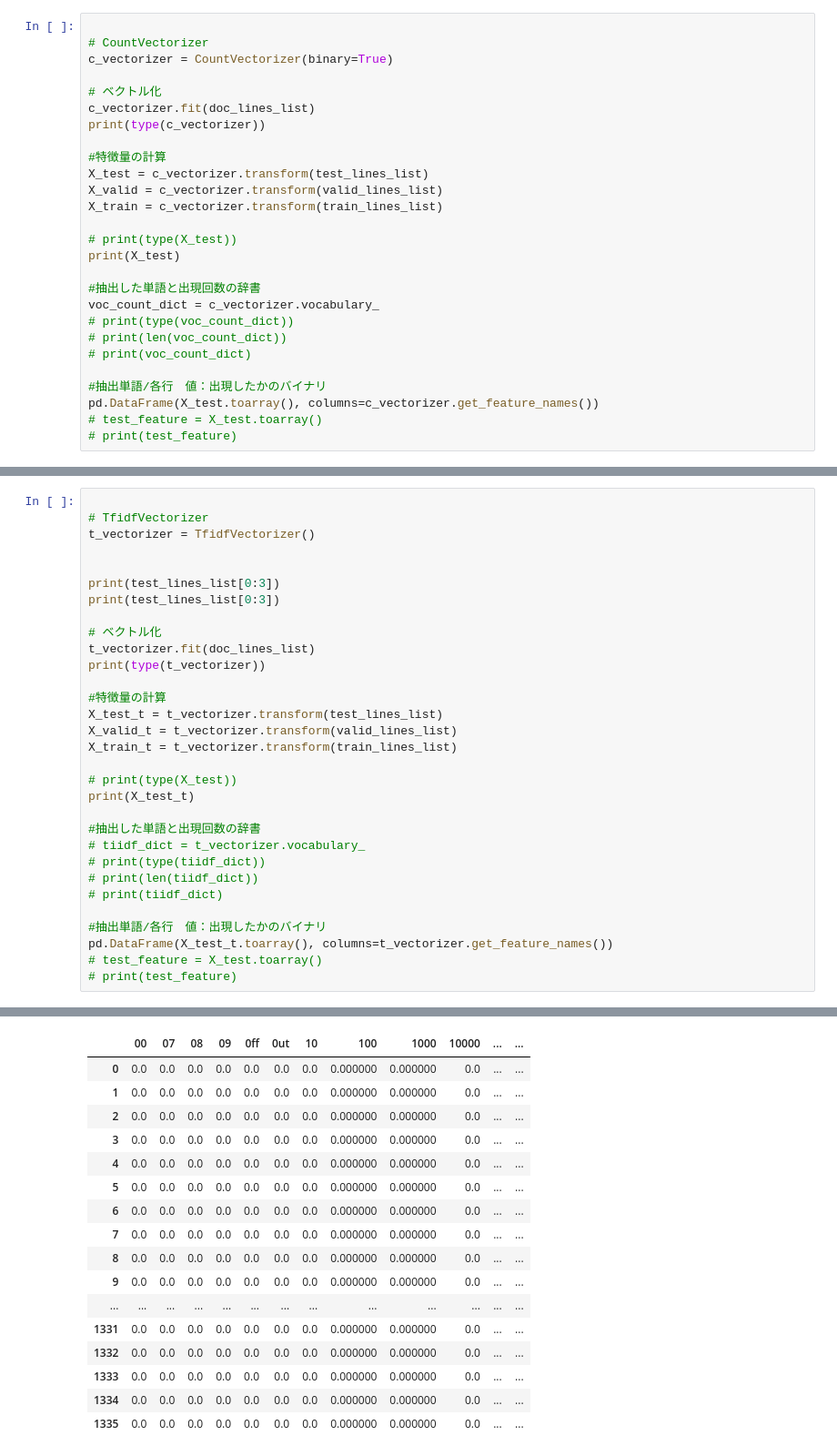
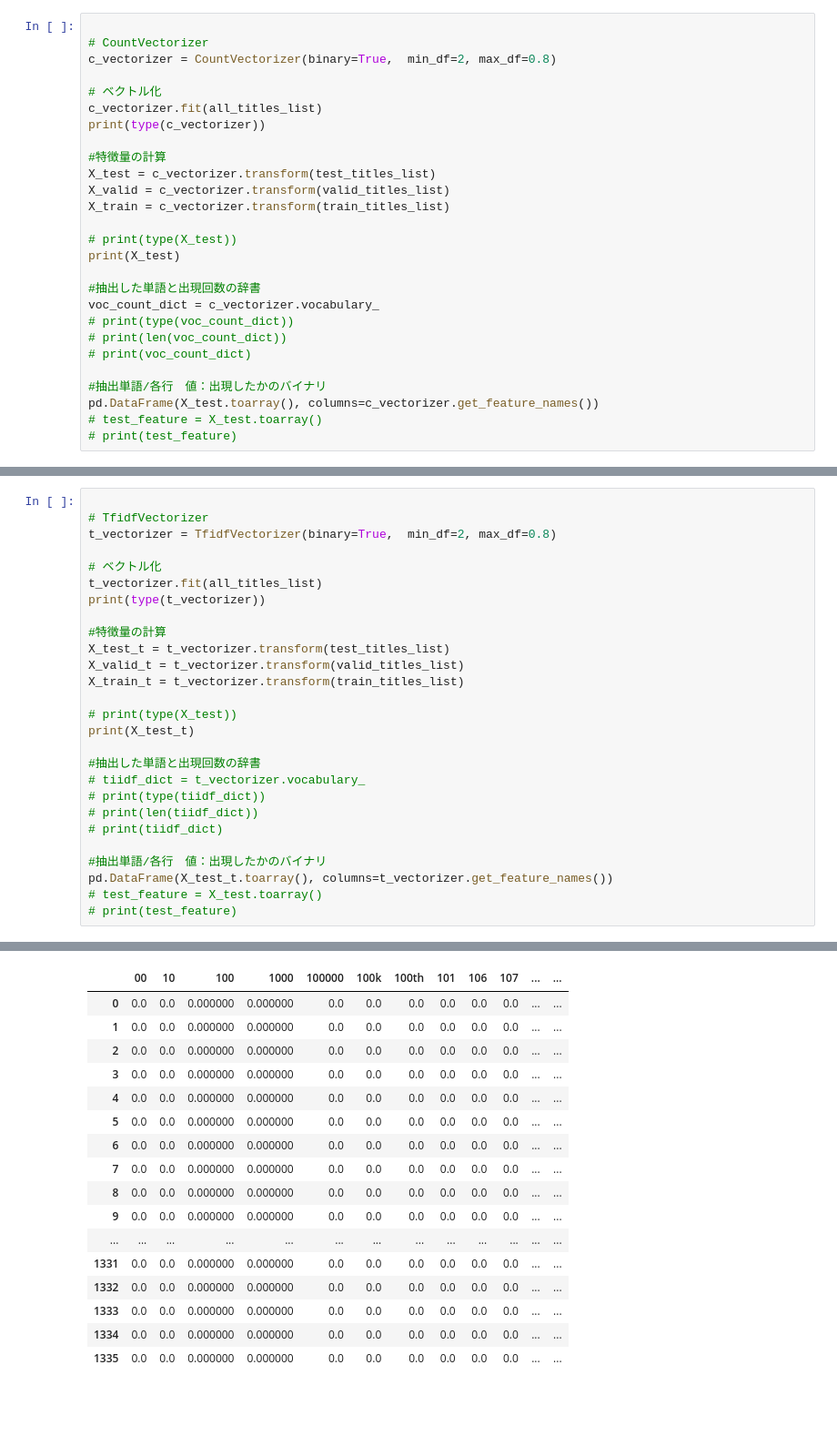
Before and after one commit to bi17068/nlp100-study-group, a Jupyter notebook: wakatsuki/chapter-06/51-57.ipynb, the cells around one changed output, grey strips where cells are left out. Shown: that part at 91% size. Saved outputs shown, nothing was run; the diff lists cells and outputs as text; blank space fills up the shorter version.

```diff
--- a/wakatsuki/chapter-06/51-54.ipynb
+++ b/wakatsuki/chapter-06/51-57.ipynb
@@ -53,16 +55,16 @@ print(len(doc_lines_list))
 # %%
 
 # CountVectorizer
-c_vectorizer = CountVectorizer(binary=True)
+c_vectorizer = CountVectorizer(binary=True,  min_df=2, max_df=0.8)
 
 # ベクトル化
-c_vectorizer.fit(doc_lines_list)
+c_vectorizer.fit(all_titles_list)
 print(type(c_vectorizer))
 
 #特徴量の計算
-X_test = c_vectorizer.transform(test_lines_list)
-X_valid = c_vectorizer.transform(valid_lines_list)
-X_train = c_vectorizer.transform(train_lines_list)
+X_test = c_vectorizer.transform(test_titles_list)
+X_valid = c_vectorizer.transform(valid_titles_list)
+X_train = c_vectorizer.transform(train_titles_list)
 
 # print(type(X_test))
 print(X_test)
@@ -201,20 +203,16 @@ print('正解率 : ' + str(correct_answer/ len(Y_pred)))
 # %%
 
 # TfidfVectorizer
-t_vectorizer = TfidfVectorizer()
-
-
-print(test_lines_list[0:3])
-print(test_lines_list[0:3])
+t_vectorizer = TfidfVectorizer(binary=True,  min_df=2, max_df=0.8)
 
 # ベクトル化
-t_vectorizer.fit(doc_lines_list)
+t_vectorizer.fit(all_titles_list)
 print(type(t_vectorizer))
 
 #特徴量の計算
-X_test_t = t_vectorizer.transform(test_lines_list)
-X_valid_t = t_vectorizer.transform(valid_lines_list)
-X_train_t = t_vectorizer.transform(train_lines_list)
+X_test_t = t_vectorizer.transform(test_titles_list)
+X_valid_t = t_vectorizer.transform(valid_titles_list)
+X_train_t = t_vectorizer.transform(train_titles_list)
 
 # print(type(X_test))
 print(X_test_t)
@@ -250,17 +248,17 @@ pd.DataFrame(X_test_t.toarray(), columns=t_vectorizer.get_feature_names())
-|  | 00 | 07 | 08 | 09 | 0ff | 0ut | 10 | 100 | 1000 | 10000 | ... | ... |
-| 0 | 0.0 | 0.0 | 0.0 | 0.0 | 0.0 | 0.0 | 0.0 | 0.000000 | 0.000000 | 0.0 | ... | ... |
-| 1 | 0.0 | 0.0 | 0.0 | 0.0 | 0.0 | 0.0 | 0.0 | 0.000000 | 0.000000 | 0.0 | ... | ... |
-| 2 | 0.0 | 0.0 | 0.0 | 0.0 | 0.0 | 0.0 | 0.0 | 0.000000 | 0.000000 | 0.0 | ... | ... |
-| 3 | 0.0 | 0.0 | 0.0 | 0.0 | 0.0 | 0.0 | 0.0 | 0.000000 | 0.000000 | 0.0 | ... | ... |
-| 4 | 0.0 | 0.0 | 0.0 | 0.0 | 0.0 | 0.0 | 0.0 | 0.000000 | 0.000000 | 0.0 | ... | ... |
-| 5 | 0.0 | 0.0 | 0.0 | 0.0 | 0.0 | 0.0 | 0.0 | 0.000000 | 0.000000 | 0.0 | ... | ... |
-| 6 | 0.0 | 0.0 | 0.0 | 0.0 | 0.0 | 0.0 | 0.0 | 0.000000 | 0.000000 | 0.0 | ... | ... |
-| 7 | 0.0 | 0.0 | 0.0 | 0.0 | 0.0 | 0.0 | 0.0 | 0.000000 | 0.000000 | 0.0 | ... | ... |
-| 8 | 0.0 | 0.0 | 0.0 | 0.0 | 0.0 | 0.0 | 0.0 | 0.000000 | 0.000000 | 0.0 | ... | ... |
-| 9 | 0.0 | 0.0 | 0.0 | 0.0 | 0.0 | 0.0 | 0.0 | 0.000000 | 0.000000 | 0.0 | ... | ... |
+|  | 00 | 10 | 100 | 1000 | 100000 | 100k | 100th | 101 | 106 | 107 | ... | ... |
+| 0 | 0.0 | 0.0 | 0.000000 | 0.000000 | 0.0 | 0.0 | 0.0 | 0.0 | 0.0 | 0.0 | ... | ... |
+| 1 | 0.0 | 0.0 | 0.000000 | 0.000000 | 0.0 | 0.0 | 0.0 | 0.0 | 0.0 | 0.0 | ... | ... |
+| 2 | 0.0 | 0.0 | 0.000000 | 0.000000 | 0.0 | 0.0 | 0.0 | 0.0 | 0.0 | 0.0 | ... | ... |
+| 3 | 0.0 | 0.0 | 0.000000 | 0.000000 | 0.0 | 0.0 | 0.0 | 0.0 | 0.0 | 0.0 | ... | ... |
+| 4 | 0.0 | 0.0 | 0.000000 | 0.000000 | 0.0 | 0.0 | 0.0 | 0.0 | 0.0 | 0.0 | ... | ... |
+| 5 | 0.0 | 0.0 | 0.000000 | 0.000000 | 0.0 | 0.0 | 0.0 | 0.0 | 0.0 | 0.0 | ... | ... |
+| 6 | 0.0 | 0.0 | 0.000000 | 0.000000 | 0.0 | 0.0 | 0.0 | 0.0 | 0.0 | 0.0 | ... | ... |
+| 7 | 0.0 | 0.0 | 0.000000 | 0.000000 | 0.0 | 0.0 | 0.0 | 0.0 | 0.0 | 0.0 | ... | ... |
+| 8 | 0.0 | 0.0 | 0.000000 | 0.000000 | 0.0 | 0.0 | 0.0 | 0.0 | 0.0 | 0.0 | ... | ... |
+| 9 | 0.0 | 0.0 | 0.000000 | 0.000000 | 0.0 | 0.0 | 0.0 | 0.0 | 0.0 | 0.0 | ... | ... |
 | ... | ... | ... | ... | ... | ... | ... | ... | ... | ... | ... | ... | ... |
-| 1331 | 0.0 | 0.0 | 0.0 | 0.0 | 0.0 | 0.0 | 0.0 | 0.000000 | 0.000000 | 0.0 | ... | ... |
-| 1332 | 0.0 | 0.0 | 0.0 | 0.0 | 0.0 | 0.0 | 0.0 | 0.000000 | 0.000000 | 0.0 | ... | ... |
-| 1333 | 0.0 | 0.0 | 0.0 | 0.0 | 0.0 | 0.0 | 0.0 | 0.000000 | 0.000000 | 0.0 | ... | ... |
-| 1334 | 0.0 | 0.0 | 0.0 | 0.0 | 0.0 | 0.0 | 0.0 | 0.000000 | 0.000000 | 0.0 | ... | ... |
-| 1335 | 0.0 | 0.0 | 0.0 | 0.0 | 0.0 | 0.0 | 0.0 | 0.000000 | 0.000000 | 0.0 | ... | ... |
+| 1331 | 0.0 | 0.0 | 0.000000 | 0.000000 | 0.0 | 0.0 | 0.0 | 0.0 | 0.0 | 0.0 | ... | ... |
+| 1332 | 0.0 | 0.0 | 0.000000 | 0.000000 | 0.0 | 0.0 | 0.0 | 0.0 | 0.0 | 0.0 | ... | ... |
+| 1333 | 0.0 | 0.0 | 0.000000 | 0.000000 | 0.0 | 0.0 | 0.0 | 0.0 | 0.0 | 0.0 | ... | ... |
+| 1334 | 0.0 | 0.0 | 0.000000 | 0.000000 | 0.0 | 0.0 | 0.0 | 0.0 | 0.0 | 0.0 | ... | ... |
+| 1335 | 0.0 | 0.0 | 0.000000 | 0.000000 | 0.0 | 0.0 | 0.0 | 0.0 | 0.0 | 0.0 | ... | ... |
```
Also changed, not shown: parts of 17 cells of this notebook.
